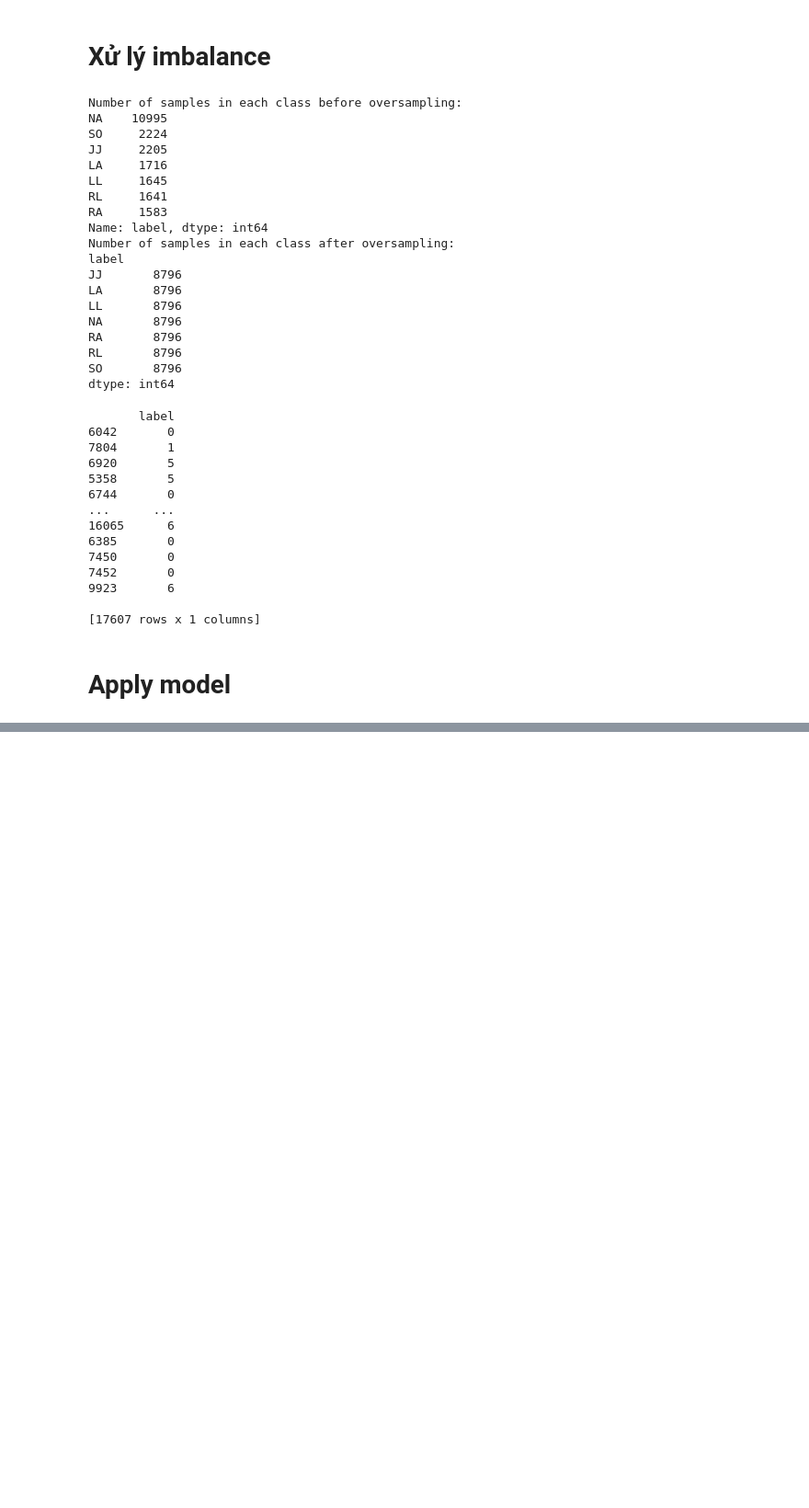
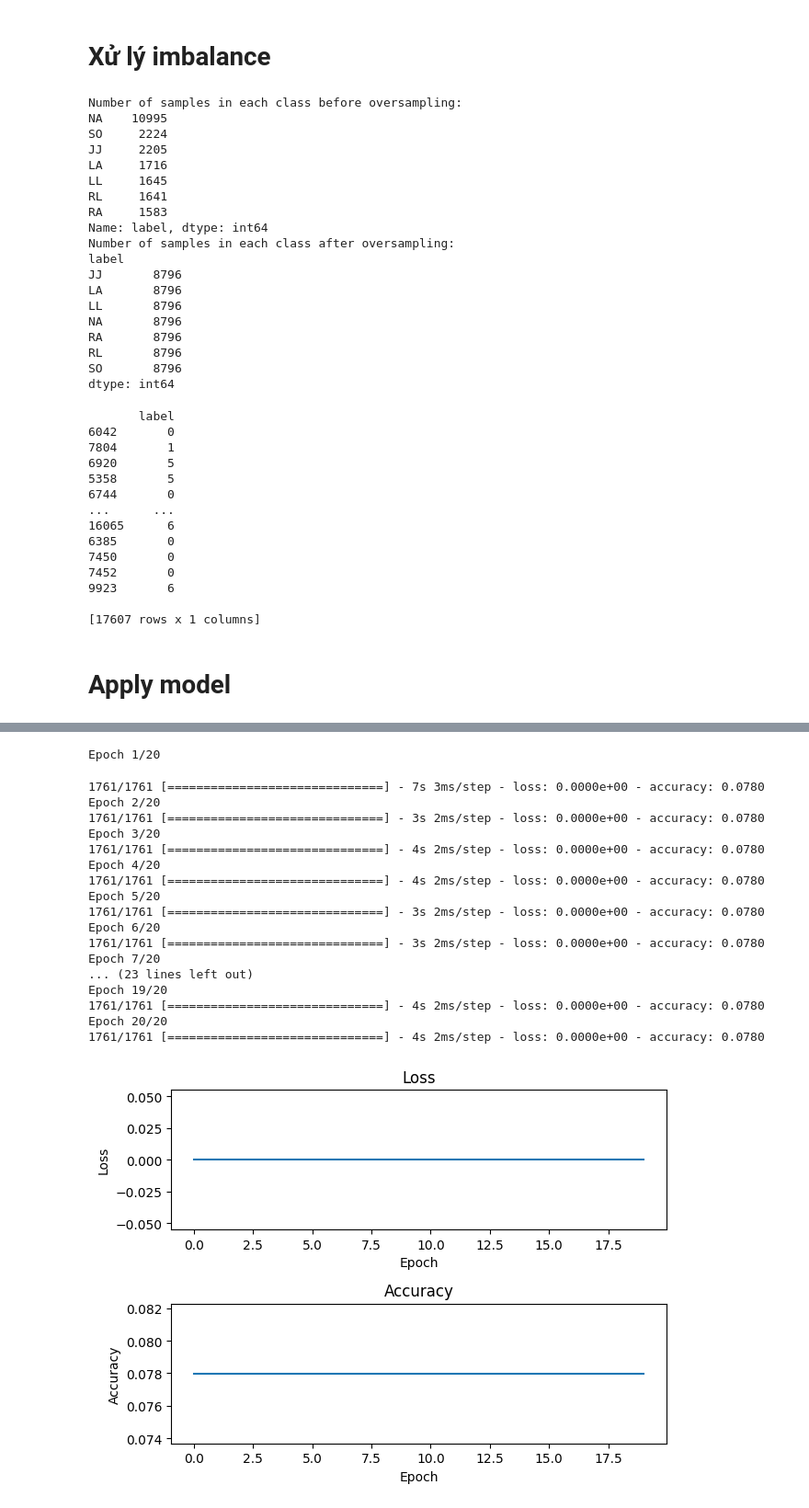
Before and after one commit to thu4n/testing-model-notebook, a Jupyter notebook: testing.ipynb, the cells around one changed output, grey strips where cells are left out. Shown at 92% size. Drawn from its saved outputs; the diff is of its cells as text; code cells hidden in the pictures; blank space fills up the shorter version.

```diff
--- a/testing.ipynb
+++ b/testing.ipynb
@@ -9,7 +9,7 @@ Mounted at /content/drive
 import pandas as pd
 
 # read csv file into a pandas dataframe and keep NA values
-df = pd.read_csv('/tch-pca-2.csv.updated.csv',keep_default_na=False)
+df = pd.read_csv('/content/tch-pca-2.csv.updated.csv',keep_default_na=False)
 print(df)
 # %% [output]
         pathloss  doppler shift label
@@ -92,8 +92,8 @@ label_to_number = {
 }
 
 # Convert the labels to numbers.
-#y_train['label'] = y_train['label'].apply(lambda x: label_to_number[x])
-#y_test['label'] = y_test['label'].apply(lambda x: label_to_number[x])
+y_train['label'] = y_train['label'].apply(lambda x: label_to_number[x])
+y_test['label'] = y_test['label'].apply(lambda x: label_to_number[x])
 
 # Print the converted labels.
 print(y_train)
@@ -139,0 +117,74 @@ ValueError: ignored
+# %%
+import tensorflow as tf
+from tensorflow import keras
+from keras.models import Sequential
+from keras.layers import Dense, Conv1D, MaxPooling1D, Flatten
+import matplotlib.pyplot as plt
+import numpy as np
+
+
+#X_train = X_train.to_numpy()
+#X_test = X_test.to_numpy()
+
+X_train = X_train.reshape(-1, X_train.shape[1], 1)
+X_test = X_test.reshape(-1, X_test.shape[1], 1)
+
+model = Sequential()
+
+model.add(Conv1D(filters=32, kernel_size=3, activation='relu',padding='same', input_shape=(X_train.shape[1], 1)))
+model.add(MaxPooling1D(pool_size=2))
+
+model.add(Conv1D(filters=64, kernel_size=3, activation='relu',padding='same'))
+model.add(MaxPooling1D(pool_size=2,padding='same'))
+
+model.add(Flatten())
+model.add(Dense(128, activation='relu'))
+model.add(Dense(1, activation='softmax'))
+opt = keras.optimizers.Adam(learning_rate=0.01)
+
+model.compile(loss='categorical_crossentropy', optimizer=opt, metrics=['accuracy'])
+
+
+model.fit(X_train, y_train, epochs=20, batch_size=10)
+
+#loss, accuracy = model.evaluate(X_test, y_test)
+
+history = model.history
+
+loss = history.history['loss']
+accuracy = history.history['accuracy']
+fig, (ax1, ax2) = plt.subplots(2, 1)
+ax1.plot(np.arange(len(loss)), loss, label='Loss')
+ax2.plot(np.arange(len(accuracy)), accuracy, label='Accuracy')
+ax1.set_xlabel('Epoch')
+ax1.set_ylabel('Loss')
+ax1.set_title('Loss')
+ax2.set_xlabel('Epoch')
+ax2.set_ylabel('Accuracy')
+ax2.set_title('Accuracy')
+plt.tight_layout()
+
+
+plt.show()
+#print('Validation loss:', loss)
+#print('Validation accuracy:', accuracy)
+# %% [output]
+Epoch 1/20
+1761/1761 [==============================] - 7s 3ms/step - loss: 0.0000e+00 - accuracy: 0.0780
+Epoch 2/20
+1761/1761 [==============================] - 3s 2ms/step - loss: 0.0000e+00 - accuracy: 0.0780
+Epoch 3/20
+1761/1761 [==============================] - 4s 2ms/step - loss: 0.0000e+00 - accuracy: 0.0780
+Epoch 4/20
+1761/1761 [==============================] - 4s 2ms/step - loss: 0.0000e+00 - accuracy: 0.0780
+Epoch 5/20
+1761/1761 [==============================] - 3s 2ms/step - loss: 0.0000e+00 - accuracy: 0.0780
+Epoch 6/20
+1761/1761 [==============================] - 3s 2ms/step - loss: 0.0000e+00 - accuracy: 0.0780
+Epoch 7/20
+... (23 lines left out)
+Epoch 19/20
+1761/1761 [==============================] - 4s 2ms/step - loss: 0.0000e+00 - accuracy: 0.0780
+Epoch 20/20
+1761/1761 [==============================] - 4s 2ms/step - loss: 0.0000e+00 - accuracy: 0.0780
+[figure, added]
```
Also changed, not shown: parts of 2 cells of this notebook.
